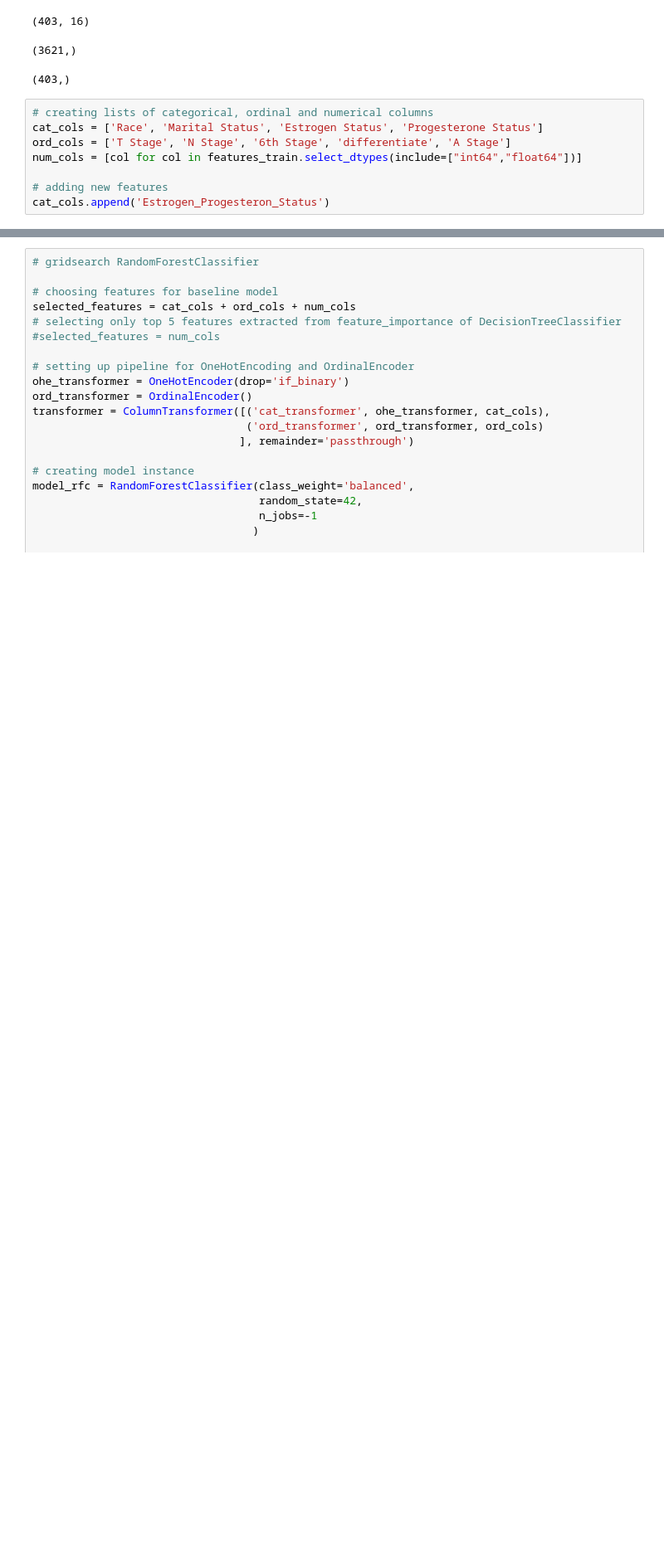
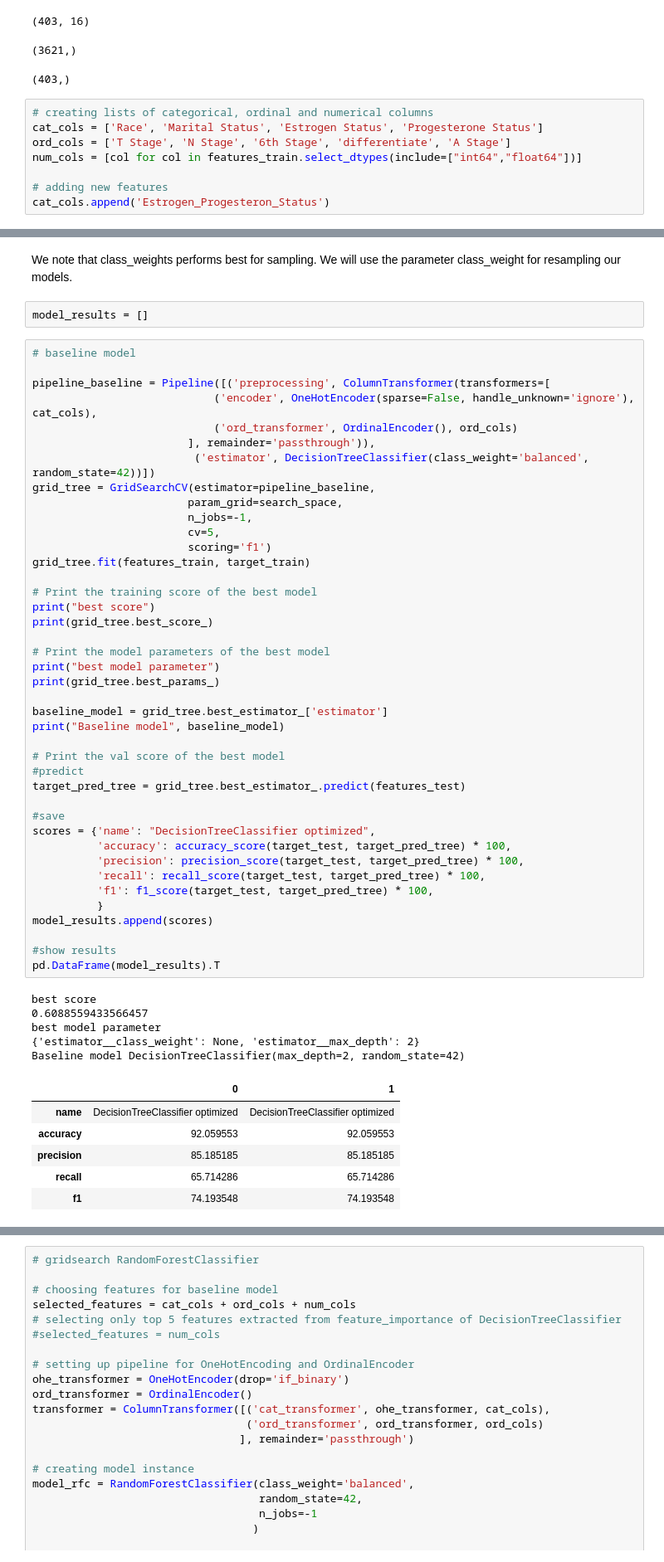
Before and after one commit to Kopy91/seer_breast_cancer, a Jupyter notebook: breast_cancer_ML.ipynb, the cells around one changed output, grey strips where cells are left out. Shown at 83% size. Cells and saved outputs as stored; diff of their text form; blank space fills up the shorter version.

```diff
--- a/breast_cancer_ML.ipynb
+++ b/breast_cancer_ML.ipynb
@@ -96,0 +184,57 @@ cat_cols.append('Estrogen_Progesteron_Status')
+# %% [markdown]
+We note that class_weights performs best for sampling. We will use the parameter class_weight for resampling our models.
+# %%
+model_results = []
+# %%
+# baseline model
+
+pipeline_baseline = Pipeline([('preprocessing', ColumnTransformer(transformers=[
+                            ('encoder', OneHotEncoder(sparse=False, handle_unknown='ignore'), cat_cols),
+                            ('ord_transformer', OrdinalEncoder(), ord_cols)
+                        ], remainder='passthrough')),
+                         ('estimator', DecisionTreeClassifier(class_weight='balanced', random_state=42))])
+grid_tree = GridSearchCV(estimator=pipeline_baseline,
+                        param_grid=search_space,
+                        n_jobs=-1,
+                        cv=5,
+                        scoring='f1')
+grid_tree.fit(features_train, target_train)
+
+# Print the training score of the best model
+print("best score")
+print(grid_tree.best_score_)
+
+# Print the model parameters of the best model
+print("best model parameter")
+print(grid_tree.best_params_)
+
+baseline_model = grid_tree.best_estimator_['estimator']
+print("Baseline model", baseline_model)
+
+# Print the val score of the best model
+#predict
+target_pred_tree = grid_tree.best_estimator_.predict(features_test)
+
+#save
+scores = {'name': "DecisionTreeClassifier optimized",
+          'accuracy': accuracy_score(target_test, target_pred_tree) * 100,
+          'precision': precision_score(target_test, target_pred_tree) * 100,
+          'recall': recall_score(target_test, target_pred_tree) * 100,
+          'f1': f1_score(target_test, target_pred_tree) * 100,
+          }
+model_results.append(scores)
+
+#show results
+pd.DataFrame(model_results).T
+# %% [output]
+best score
+0.6088559433566457
+best model parameter
+{'estimator__class_weight': None, 'estimator__max_depth': 2}
+Baseline model DecisionTreeClassifier(max_depth=2, random_state=42)
+|  | 0 | 1 |
+| name | DecisionTreeClassifier optimized | DecisionTreeClassifier optimized |
+| accuracy | 92.059553 | 92.059553 |
+| precision | 85.185185 | 85.185185 |
+| recall | 65.714286 | 65.714286 |
+| f1 | 74.193548 | 74.193548 |
```
Also changed, not shown: parts of 10 cells of this notebook, 3 other files.
